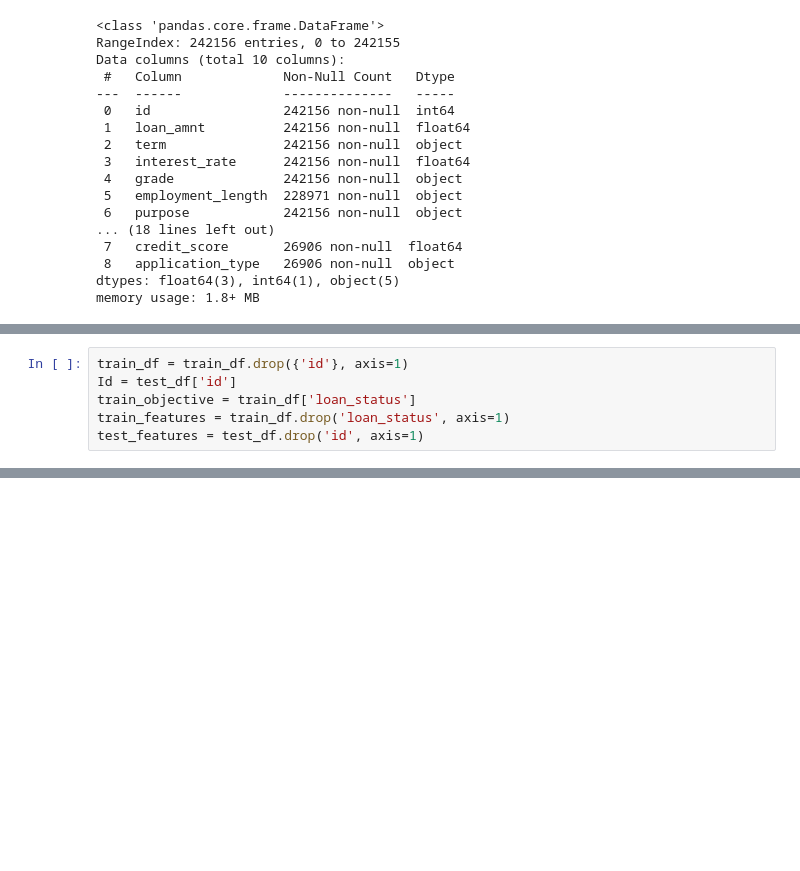
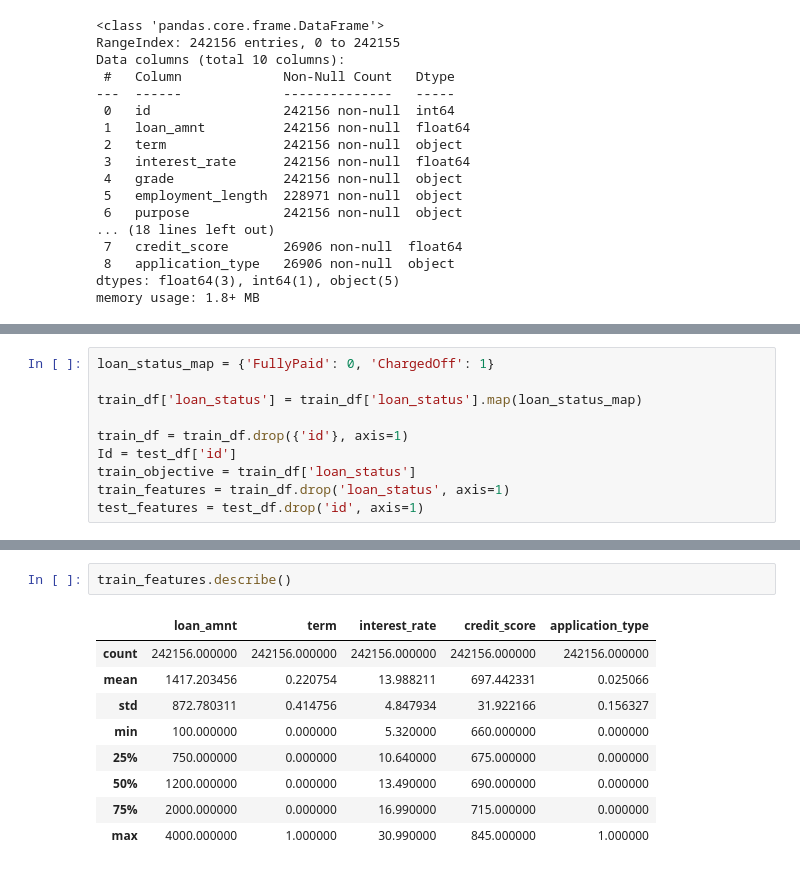
Before and after one commit to Ryoo1014/Ryoo1014, a Jupyter notebook: 債務不履行.ipynb, the cells around one changed output, grey strips where cells are left out. Drawn from its saved outputs; the diff is of its cells as text; blank space fills up the shorter version.

```diff
--- a/債務不履行.ipynb
+++ b/債務不履行.ipynb
@@ -81,4 +81,8 @@ train_df.describe(include='all')
 # %%
+loan_status_map = {'FullyPaid': 0, 'ChargedOff': 1}
+
+train_df['loan_status'] = train_df['loan_status'].map(loan_status_map)
+
 train_df = train_df.drop({'id'}, axis=1)
 Id = test_df['id']
 train_objective = train_df['loan_status']
@@ -86,0 +99,12 @@ test_features = test_df.drop('id', axis=1)
+# %%
+train_features.describe()
+# %% [output]
+|  | loan_amnt | term | interest_rate | credit_score | application_type |
+| count | 242156.000000 | 242156.000000 | 242156.000000 | 242156.000000 | 242156.000000 |
+| mean | 1417.203456 | 0.220754 | 13.988211 | 697.442331 | 0.025066 |
+| std | 872.780311 | 0.414756 | 4.847934 | 31.922166 | 0.156327 |
+| min | 100.000000 | 0.000000 | 5.320000 | 660.000000 | 0.000000 |
+| 25% | 750.000000 | 0.000000 | 10.640000 | 675.000000 | 0.000000 |
+| 50% | 1200.000000 | 0.000000 | 13.490000 | 690.000000 | 0.000000 |
+| 75% | 2000.000000 | 0.000000 | 16.990000 | 715.000000 | 0.000000 |
+| max | 4000.000000 | 1.000000 | 30.990000 | 845.000000 | 1.000000 |
```
Also changed, not shown: parts of 2 cells of this notebook.
